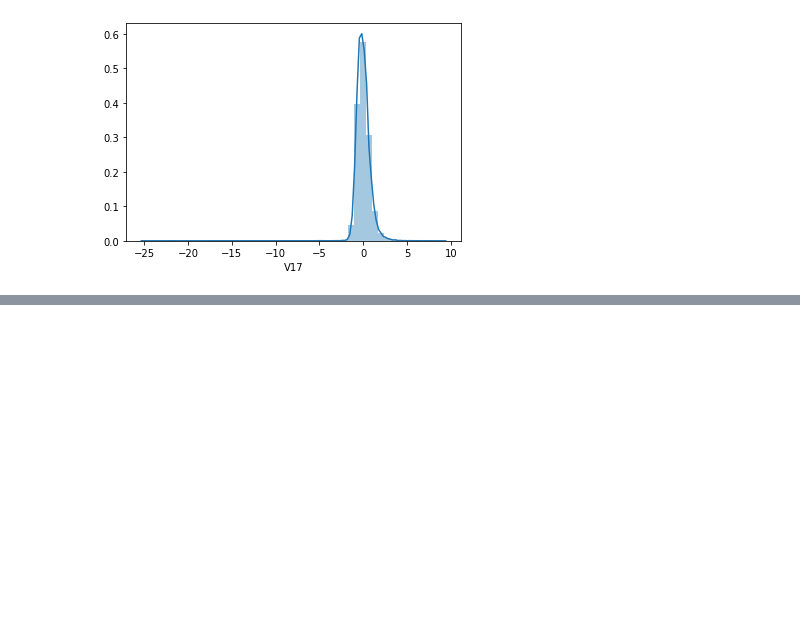
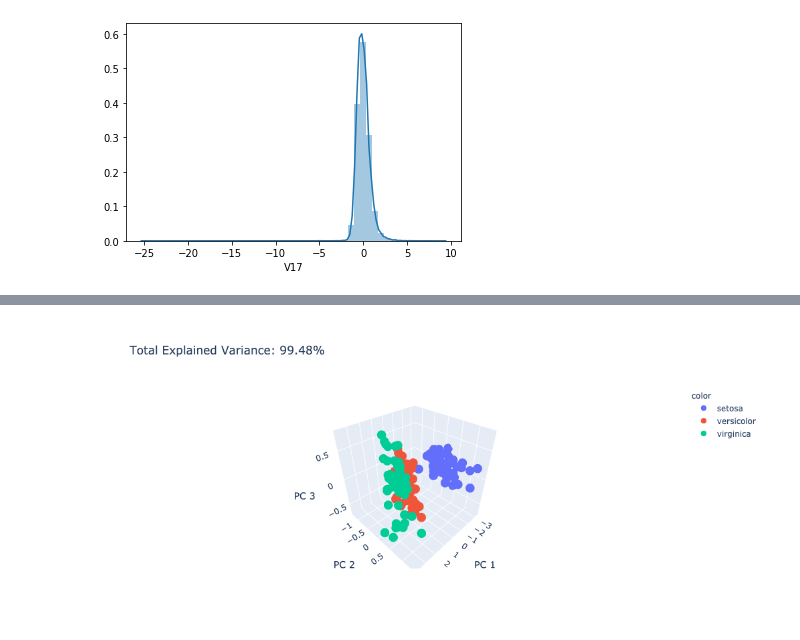
Before and after one commit to sam-thurman/cc_fraud_detection, a Jupyter notebook: notebooks/eda_viz.ipynb, the cells around one changed output, grey strips where cells are left out. Cells and saved outputs as stored; diff of their text form; code cells hidden in the pictures; blank space fills up the shorter version.

Commit message:
model building, eda, visualization

```diff
--- a/notebooks/eda_viz.ipynb
+++ b/notebooks/eda_viz.ipynb
@@ -55,3 +56,21 @@ sns.distplot(df.V17)
 # %% [output]
 <matplotlib.axes._subplots.AxesSubplot at 0x...>
 [figure]
+# %%
+from sklearn.decomposition import PCA
+
+df = px.data.iris()
+X = df[['sepal_length', 'sepal_width', 'petal_length', 'petal_width']]
+
+pca = PCA(n_components=3)
+components = pca.fit_transform(X)
+
+total_var = pca.explained_variance_ratio_.sum() * 100
+
+fig = px.scatter_3d(
+    components, x=0, y=1, z=2, color=df['species'],
+    title=f'Total Explained Variance: {total_var:.2f}%',
+    labels={'0': 'PC 1', '1': 'PC 2', '2': 'PC 3'}
+)
+fig.show()
+# %% [output]
@@ -57,0 +78 @@ sns.distplot(df.V17)
+[figure, added]
```
Also changed, not shown: parts of 2 cells of this notebook, 1 other file.
